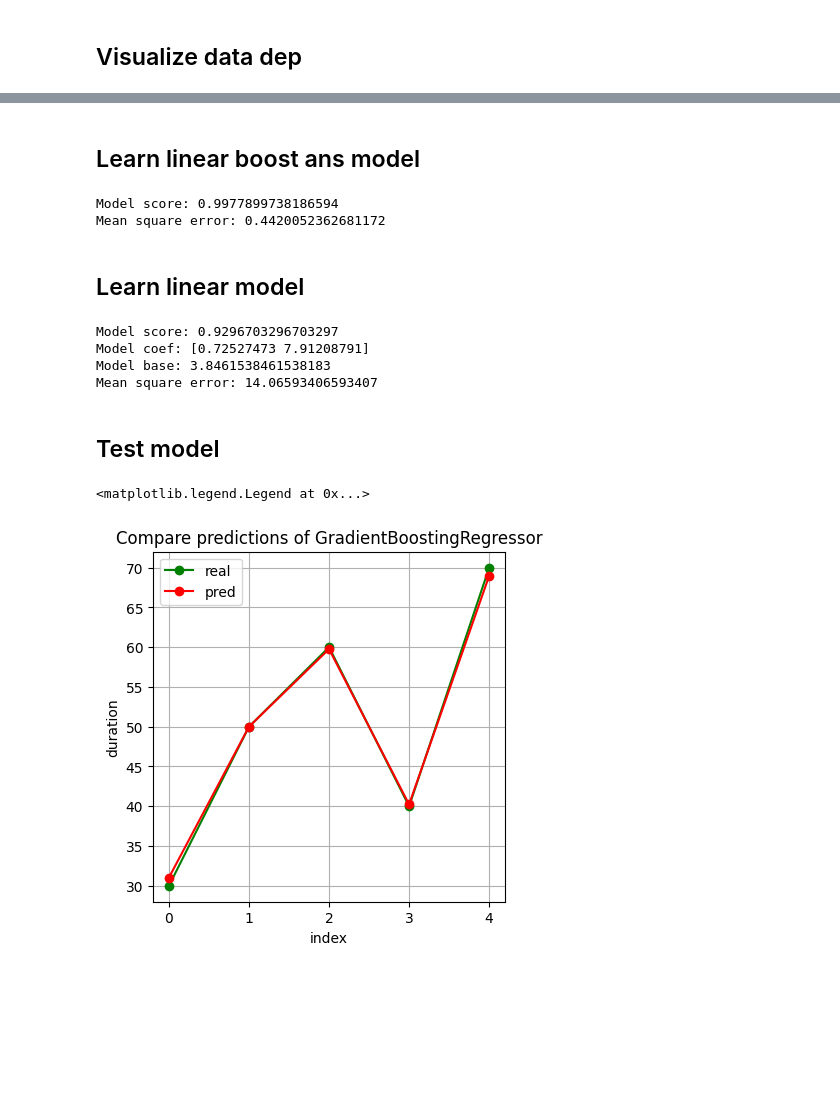
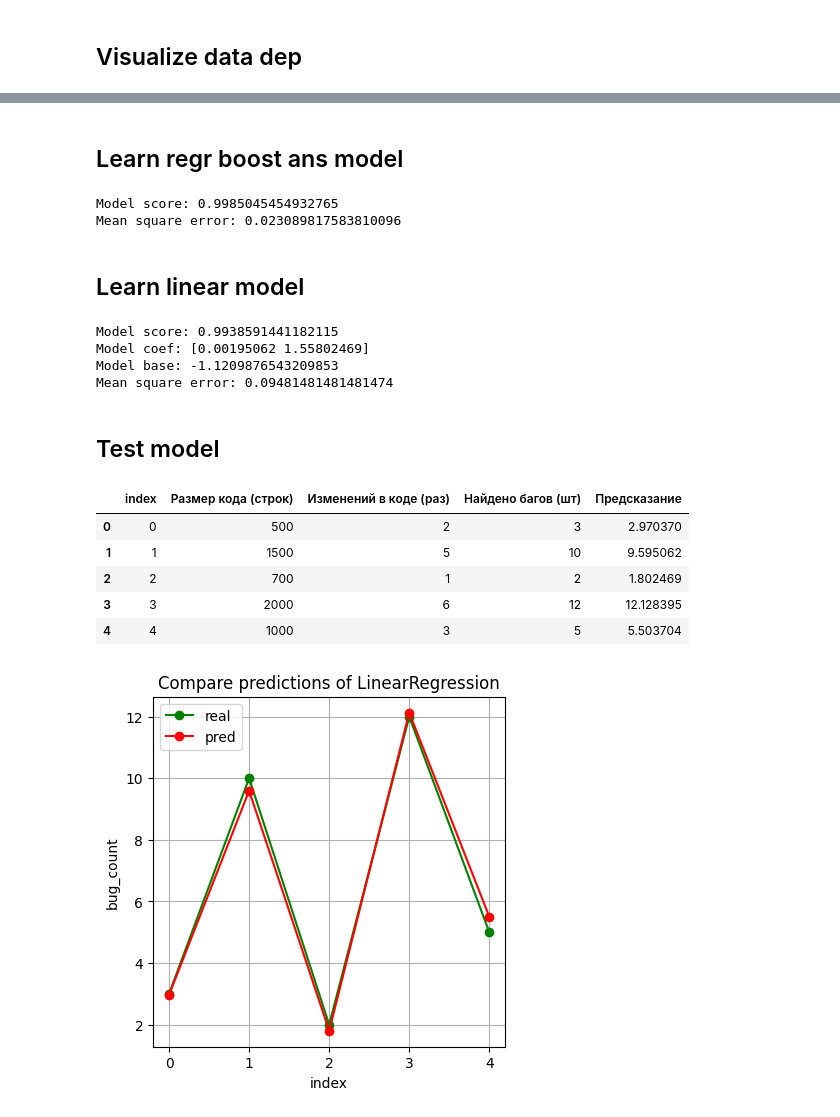
Before and after one commit to vlsu-labs/moad-works, a Jupyter notebook: lb3/main.ipynb, the cells around one changed output, grey strips where cells are left out. Cells and saved outputs as stored; diff of their text form; code cells hidden in the pictures; blank space fills up the shorter version.

```diff
--- a/lb3/main.ipynb
+++ b/lb3/main.ipynb
@@ -10,8 +10,8 @@ import pickle
 LEAR_DATA_FILE = 'learn_data.csv'
 MODEL_STATE_PATH = 'model.pkl'
 
-FEATURE = ['func_tr', 'dif']
-Y = 'duration'
+FEATURE = ['size', 'ed_count']
+Y = 'bug_count'
 # %% [markdown]
 # Build learn data
 
@@ -19,8 +19,9 @@ Y = 'duration'
 # %%
 name_mapping = {
-    'func_tr': 'Функциональных требования',
-    'dif': 'Сложность тестов',
-    'duration': 'Часы тестирования',
+    'size': 'Размер кода (строк) ',
+    'ed_count': 'Изменений в коде (раз)',
+    'bug_count': 'Найдено багов (шт)',
+    f'{Y}_pred': 'Предсказание',
 }
 
 def with_read_cols(data: pd.DataFrame):
@@ -30,11 +31,11 @@ def with_read_cols(data: pd.DataFrame):
 
 
 data = [
-    {'index': 0, 'func_tr': 10, 'dif': 3, 'duration': 30},
-    {'index': 1, 'func_tr': 20, 'dif': 4, 'duration': 50},
-    {'index': 2, 'func_tr': 15, 'dif': 5, 'duration': 60},
-    {'index': 3, 'func_tr': 25, 'dif': 2, 'duration': 40},
-    {'index': 4, 'func_tr': 30, 'dif': 6, 'duration': 70},
+    {'index': 0, 'size': 500, 'ed_count': 2, 'bug_count': 3},
+    {'index': 1, 'size': 1500, 'ed_count': 5, 'bug_count': 10},
+    {'index': 2, 'size': 700, 'ed_count': 1, 'bug_count': 2},
+    {'index': 3, 'size': 2000, 'ed_count': 6, 'bug_count': 12},
+    {'index': 4, 'size': 1000, 'ed_count': 3, 'bug_count': 5},
 ]
 
 df = pd.DataFrame.from_records(data)
@@ -103,5 +104,5 @@ plt.show()
 # %% [markdown]
-## Learn linear boost ans model
+## Learn regr boost ans model
 # %%
 from sklearn.metrics import mean_squared_error
 
@@ -129,8 +130,8 @@ print(f"Mean square error: {mean_squared_error(test_df[Y], model_predict)}")
 with open(MODEL_STATE_PATH,'wb') as file:
     pickle.dump(model, file)
 # %% [output]
-Model score: 0.9977899738186594
-Mean square error: 0.4420052362681172
+Model score: 0.9985045454932765
+Mean square error: 0.023089817583810096
 # %% [markdown]
 ## Learn linear model
 # %%
@@ -157,10 +158,10 @@ print(f"Mean square error: {mean_squared_error(test_df[Y], model_predict)}")
 with open(MODEL_STATE_PATH,'wb') as file:
     pickle.dump(model, file)
 # %% [output]
-Model score: 0.9296703296703297
-Model coef: [0.72527473 7.91208791]
-Model base: 3.8461538461538183
-Mean square error: 14.06593406593407
+Model score: 0.9938591441182115
+Model coef: [0.00195062 1.55802469]
+Model base: -1.1209876543209853
+Mean square error: 0.09481481481481474
 # %% [markdown]
 ## Test model
 # %%
@@ -171,32 +172,38 @@ Model = GradientBoostingRegressor
 
 work_df = learn_df.copy()
 
 with open(MODEL_STATE_PATH, 'rb') as f:
     model: Model = pickle.load(f)
 
 
 predictions = model.predict(work_df[FEATURE])
 
 show_df = work_df.copy()
 show_df[f"{Y}_pred"] = predictions
 
 fig = plt.figure(num=1, facecolor='w', edgecolor='k')
 fig.set_figwidth(10)
 fig.set_figheight(10)
 
 x = list(show_df.index)
 y1 = show_df[Y]
 y2 = show_df[f"{Y}_pred"]
 
 ax = fig.add_subplot(2, 2, 1)
 ax.plot(x, y1, color='green', label=f'real', marker='o', linestyle='-')
 ax.plot(x, y2, color='red', label=f'pred', marker='o', linestyle='-')
 
 ax.set_title(f'Compare predictions of {Model.__name__}')
 ax.set_xlabel('index')
 ax.set_ylabel(f'{Y}')
 ax.grid()
 ax.legend()
+with_read_cols(show_df)
 # %% [output]
-<matplotlib.legend.Legend at 0x...>
+|  | index | Размер кода (строк) | Изменений в коде (раз) | Найдено багов (шт) | Предсказание |
+| 0 | 0 | 500 | 2 | 3 | 2.970370 |
+| 1 | 1 | 1500 | 5 | 10 | 9.595062 |
+| 2 | 2 | 700 | 1 | 2 | 1.802469 |
+| 3 | 3 | 2000 | 6 | 12 | 12.128395 |
+| 4 | 4 | 1000 | 3 | 5 | 5.503704 |
-[figure, old version]
+[figure, new version]
```
Also changed, not shown: parts of 4 cells of this notebook, 2 other files.
